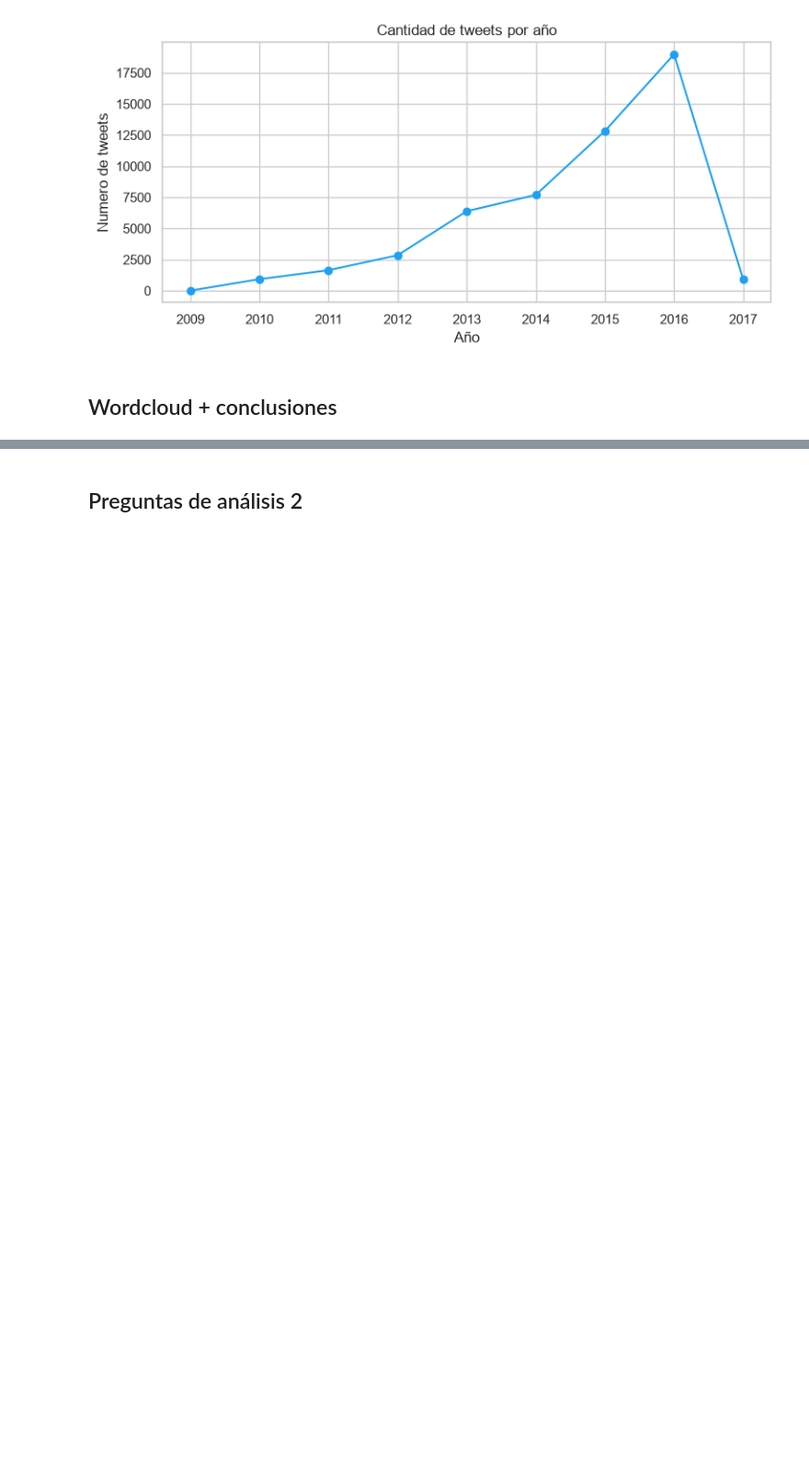
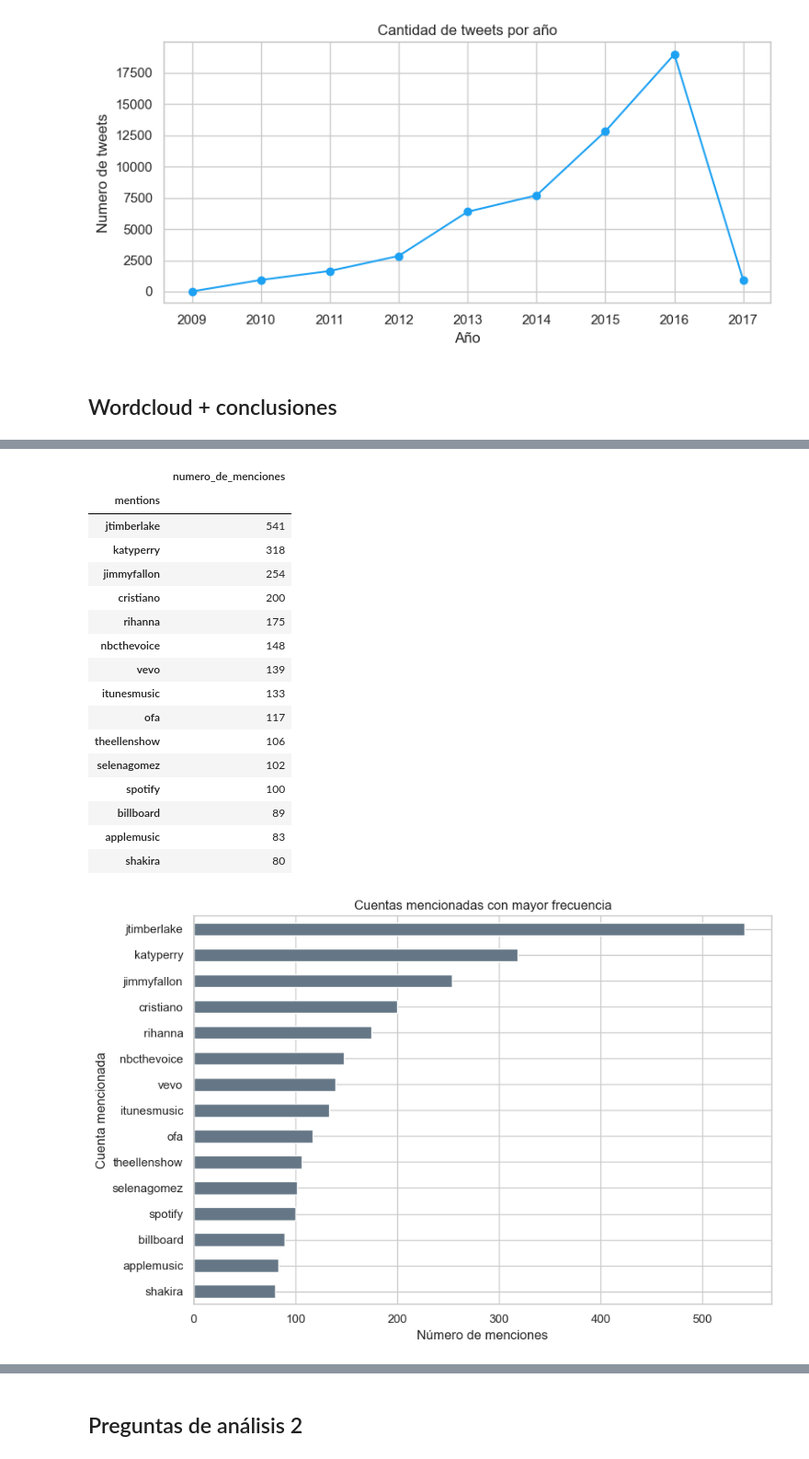
Before and after one commit to ecarcamo/Actividad-Clase-DataScience-Tweets, a Jupyter notebook: notebooks/01_carga_inicial.ipynb, the cells around one changed output, grey strips where cells are left out. Shown at 92% size. Saved outputs shown, nothing was run; the diff lists cells and outputs as text; code cells hidden in the pictures; blank space fills up the shorter version.

```diff
--- a/notebooks/01_carga_inicial.ipynb
+++ b/notebooks/01_carga_inicial.ipynb
@@ -402,0 +409,44 @@ plt.show()
+# %%
+menciones_g06 = (
+    df_clean["mentions"]
+    .explode()
+    .dropna()
+    .astype(str)
+    .str.lower()
+    .str.lstrip("@")
+)
+
+top_menciones_g06 = menciones_g06.value_counts().head(15)
+display(top_menciones_g06.rename("numero_de_menciones").to_frame())
+
+fig, ax = plt.subplots(figsize=(9, 6))
+top_menciones_g06.sort_values().plot(kind="barh", ax=ax, color="#657786")
+ax.set_title("Cuentas mencionadas con mayor frecuencia")
+ax.set_xlabel("Número de menciones")
+ax.set_ylabel("Cuenta mencionada")
+plt.tight_layout()
+plt.show()
+
+lideres = ", ".join(
+    f"@{cuenta} ({cantidad:,})" for cuenta, cantidad in top_menciones_g06.head(5).items()
+)
+porcentaje_top5 = 100 * top_menciones_g06.head(5).sum() / len(menciones_g06)
+# %% [output]
+|  | numero_de_menciones |
+| mentions |  |
+| jtimberlake | 541 |
+| katyperry | 318 |
+| jimmyfallon | 254 |
+| cristiano | 200 |
+| rihanna | 175 |
+| nbcthevoice | 148 |
+| vevo | 139 |
+| itunesmusic | 133 |
+| ofa | 117 |
+| theellenshow | 106 |
+| selenagomez | 102 |
+| spotify | 100 |
+| billboard | 89 |
+| applemusic | 83 |
+| shakira | 80 |
+[figure, added]
```
Also changed, not shown: parts of 17 cells of this notebook, 1 other file.
